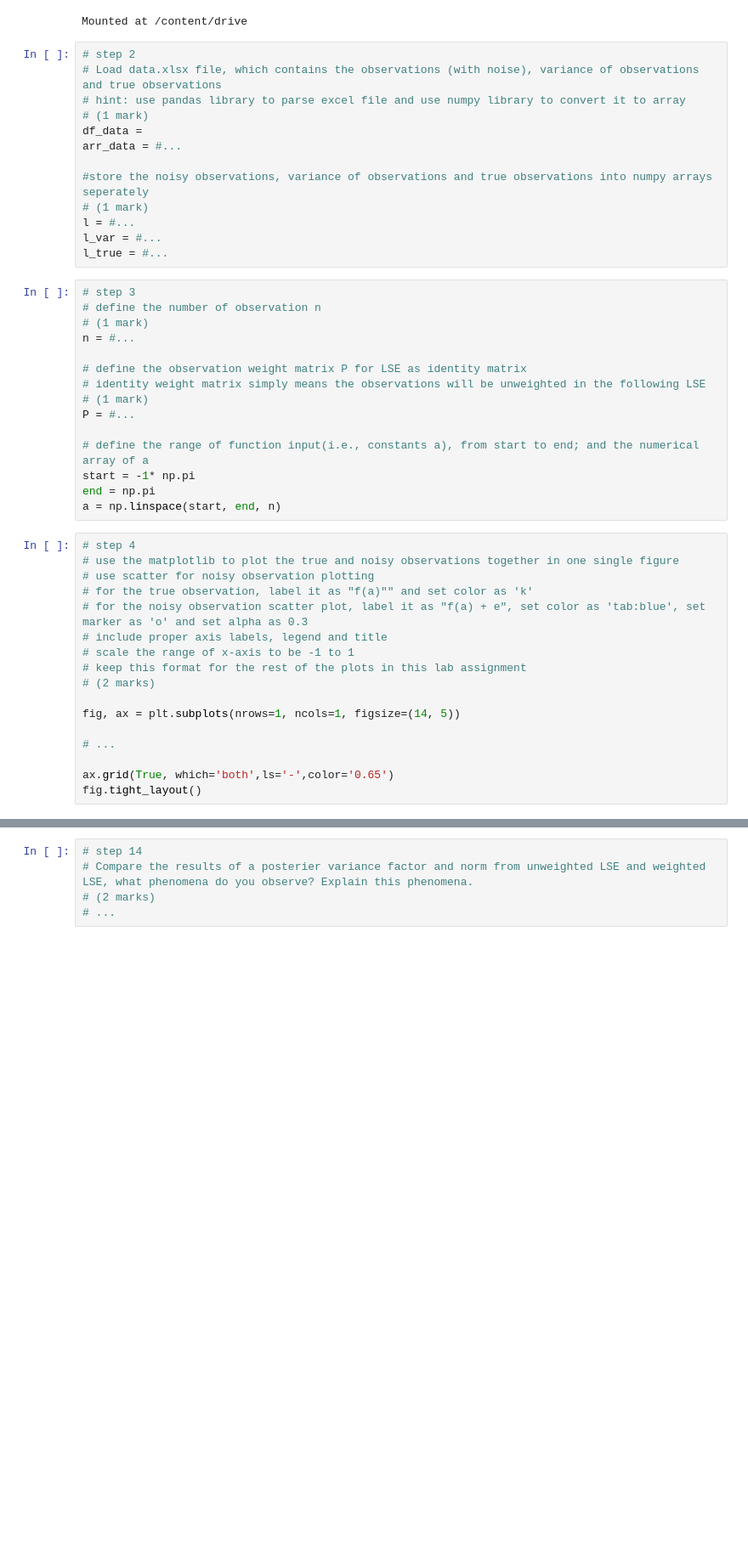
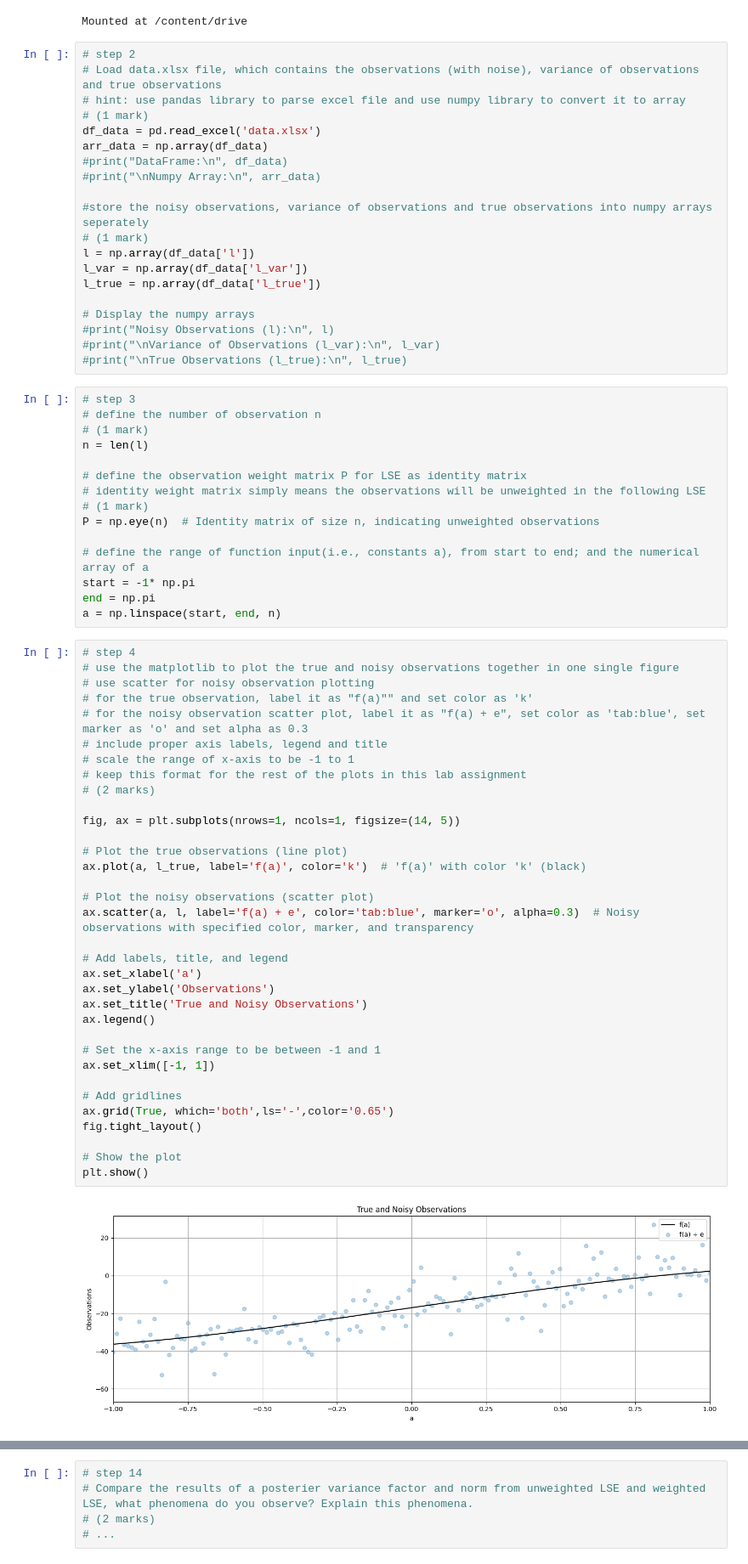
Before and after one commit to rbawah/engg680_2024_fall_group7, a Jupyter notebook: Lab_Assignment2/Assignment2.ipynb, the cells around one changed output, grey strips where cells are left out. Shown at 85% size. Cells and saved outputs as stored; diff of their text form; blank space fills up the shorter version.

```diff
--- a/Lab_Assignment2/Assignment2.ipynb
+++ b/Lab_Assignment2/Assignment2.ipynb
@@ -39,24 +39,31 @@ Mounted at /content/drive
 # Load data.xlsx file, which contains the observations (with noise), variance of observations and true observations
 # hint: use pandas library to parse excel file and use numpy library to convert it to array
 # (1 mark)
-df_data =
-arr_data = #...
+df_data = pd.read_excel('data.xlsx')
+arr_data = np.array(df_data)
+#print("DataFrame:\n", df_data)
+#print("\nNumpy Array:\n", arr_data)
 
 #store the noisy observations, variance of observations and true observations into numpy arrays seperately
 # (1 mark)
-l = #...
-l_var = #...
-l_true = #...
+l = np.array(df_data['l'])
+l_var = np.array(df_data['l_var'])
+l_true = np.array(df_data['l_true'])
+
+# Display the numpy arrays
+#print("Noisy Observations (l):\n", l)
+#print("\nVariance of Observations (l_var):\n", l_var)
+#print("\nTrue Observations (l_true):\n", l_true)
 # %%
 # step 3
 # define the number of observation n
 # (1 mark)
-n = #...
+n = len(l)
 
 # define the observation weight matrix P for LSE as identity matrix
 # identity weight matrix simply means the observations will be unweighted in the following LSE
 # (1 mark)
-P = #...
+P = np.eye(n)  # Identity matrix of size n, indicating unweighted observations
 
 # define the range of function input(i.e., constants a), from start to end; and the numerical array of a
 start = -1* np.pi
@@ -65,20 +72,39 @@ a = np.linspace(start, end, n)
 # %%
 # step 4
 # use the matplotlib to plot the true and noisy observations together in one single figure
 # use scatter for noisy observation plotting
 # for the true observation, label it as "f(a)"" and set color as 'k'
 # for the noisy observation scatter plot, label it as "f(a) + e", set color as 'tab:blue', set marker as 'o' and set alpha as 0.3
 # include proper axis labels, legend and title
 # scale the range of x-axis to be -1 to 1
 # keep this format for the rest of the plots in this lab assignment
 # (2 marks)
 
 fig, ax = plt.subplots(nrows=1, ncols=1, figsize=(14, 5))
 
-# ...
+# Plot the true observations (line plot)
+ax.plot(a, l_true, label='f(a)', color='k')  # 'f(a)' with color 'k' (black)
 
+# Plot the noisy observations (scatter plot)
+ax.scatter(a, l, label='f(a) + e', color='tab:blue', marker='o', alpha=0.3)  # Noisy observations with specified color, marker, and transparency
+
+# Add labels, title, and legend
+ax.set_xlabel('a')
+ax.set_ylabel('Observations')
+ax.set_title('True and Noisy Observations')
+ax.legend()
+
+# Set the x-axis range to be between -1 and 1
+ax.set_xlim([-1, 1])
+
+# Add gridlines
 ax.grid(True, which='both',ls='-',color='0.65')
 fig.tight_layout()
+
+# Show the plot
+plt.show()
+# %% [output]
+[figure, added]
 # %%
 # step 5
 # define a curve fitting function named fit_polynomial_curve
```
Also changed, not shown: parts of 14 cells of this notebook.
